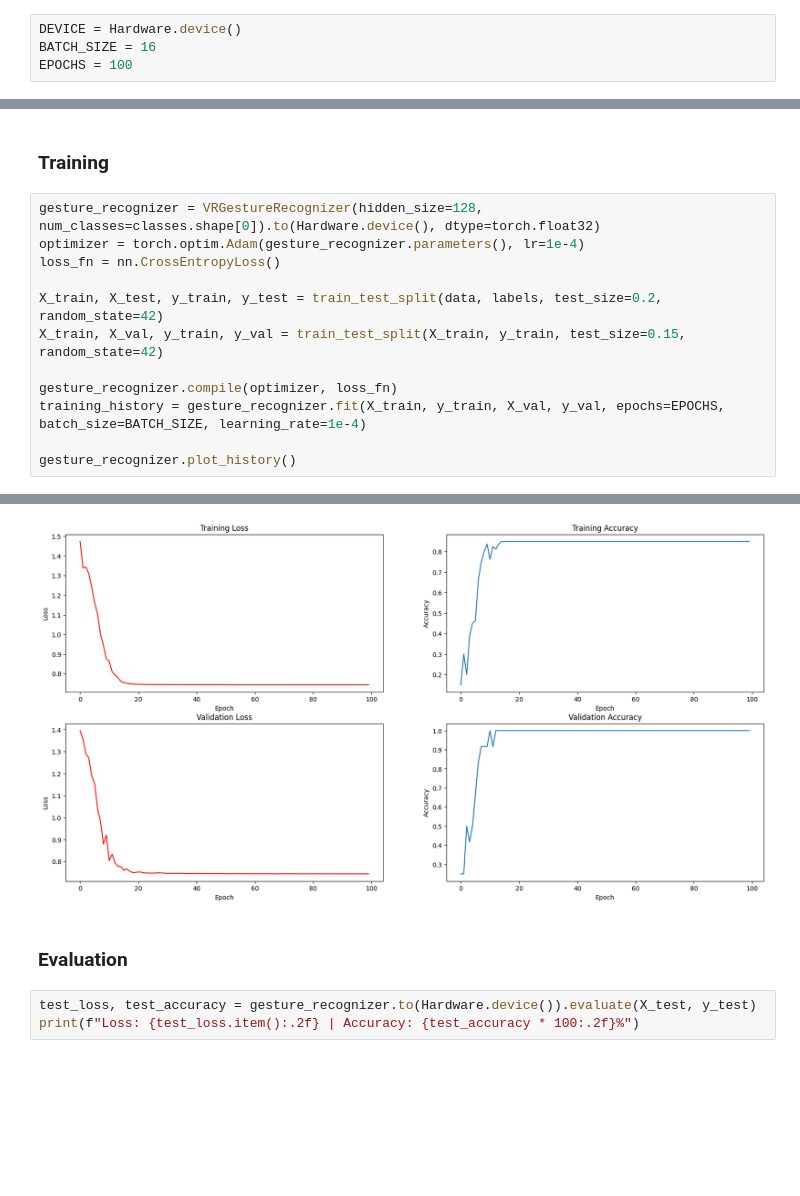
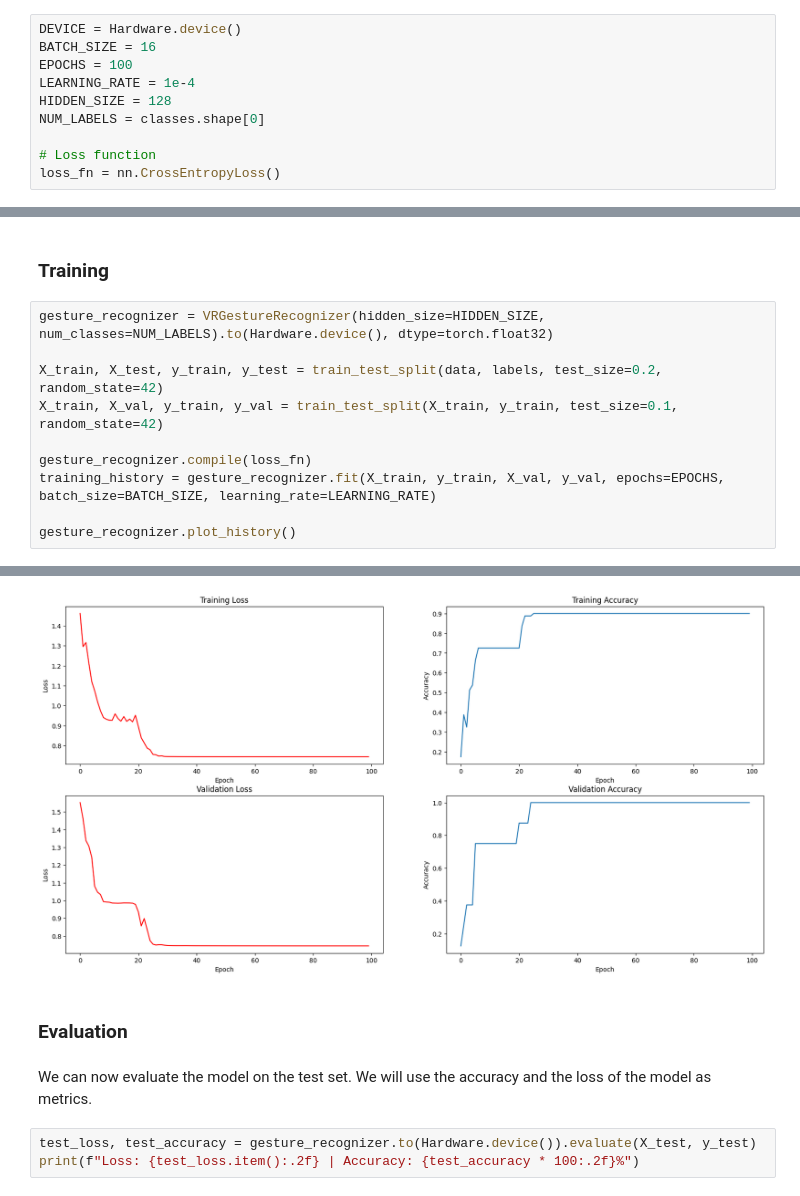
Before and after one commit to sinansoulier/VR-Gesture-Classification, a Jupyter notebook: gesture_classification.ipynb, the cells around one changed output, grey strips where cells are left out. Drawn from its saved outputs; the diff is of its cells as text; blank space fills up the shorter version.

```diff
--- a/gesture_classification.ipynb
+++ b/gesture_classification.ipynb
@@ -47,20 +61,24 @@ Classes: ['OUI' 'NON' 'VRAI' 'FAUX']
 DEVICE = Hardware.device()
 BATCH_SIZE = 16
 EPOCHS = 100
+LEARNING_RATE = 1e-4
+HIDDEN_SIZE = 128
+NUM_LABELS = classes.shape[0]
+
+# Loss function
+loss_fn = nn.CrossEntropyLoss()
 # %% [markdown]
 ## Model - Convolutional Neural Network
 # %% [markdown]
 ### Training
 # %%
-gesture_recognizer = VRGestureRecognizer(hidden_size=128, num_classes=classes.shape[0]).to(Hardware.device(), dtype=torch.float32)
-optimizer = torch.optim.Adam(gesture_recognizer.parameters(), lr=1e-4)
-loss_fn = nn.CrossEntropyLoss()
+gesture_recognizer = VRGestureRecognizer(hidden_size=HIDDEN_SIZE, num_classes=NUM_LABELS).to(Hardware.device(), dtype=torch.float32)
 
 X_train, X_test, y_train, y_test = train_test_split(data, labels, test_size=0.2, random_state=42)
-X_train, X_val, y_train, y_val = train_test_split(X_train, y_train, test_size=0.15, random_state=42)
+X_train, X_val, y_train, y_val = train_test_split(X_train, y_train, test_size=0.1, random_state=42)
 
-gesture_recognizer.compile(optimizer, loss_fn)
-training_history = gesture_recognizer.fit(X_train, y_train, X_val, y_val, epochs=EPOCHS, batch_size=BATCH_SIZE, learning_rate=1e-4)
+gesture_recognizer.compile(loss_fn)
+training_history = gesture_recognizer.fit(X_train, y_train, X_val, y_val, epochs=EPOCHS, batch_size=BATCH_SIZE, learning_rate=LEARNING_RATE)
 
 gesture_recognizer.plot_history()
 # %% [output]
@@ -68,6 +86,8 @@ Epoch [100/100] | Loss: 0.74 | Accuracy: 0.85 | Val Loss: 0.74 | Val Accuracy: 1
-[figure, old version]
+[figure, new version]
 # %% [markdown]
 ### Evaluation
+# %% [markdown]
+We can now evaluate the model on the test set. We will use the accuracy and the loss of the model as metrics.
 # %%
 test_loss, test_accuracy = gesture_recognizer.to(Hardware.device()).evaluate(X_test, y_test)
 print(f"Loss: {test_loss.item():.2f} | Accuracy: {test_accuracy * 100:.2f}%")
```
Also changed, not shown: parts of 53 cells of this notebook, 1 other file.
